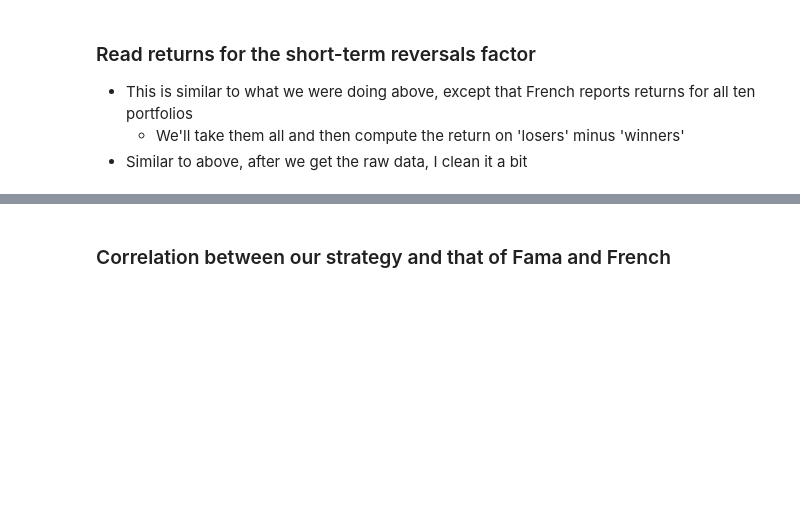
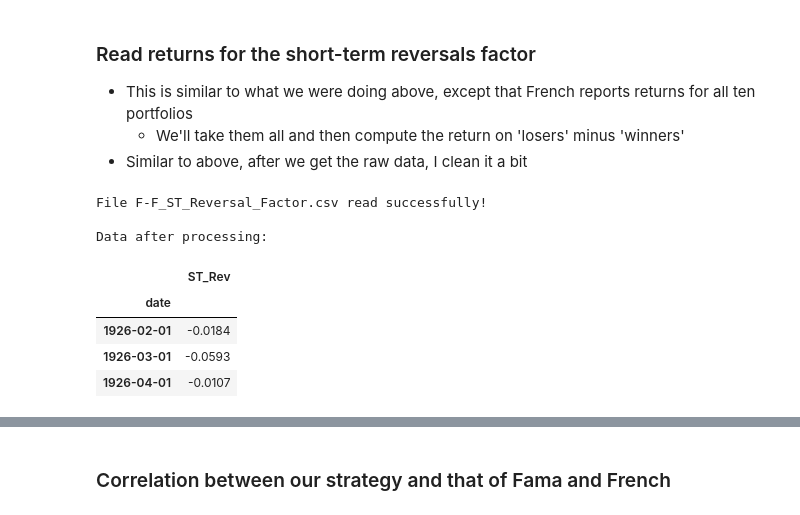
Before and after one commit to jlinnain/tuck_qip, a Jupyter notebook: Lectures/Topic3_CRSP_and_Reversals.ipynb, the cells around one changed output, grey strips where cells are left out. Saved outputs shown, nothing was run; the diff lists cells and outputs as text; code cells hidden in the pictures; blank space fills up the shorter version.

```diff
--- a/Lectures/Topic3_CRSP_and_Reversals.ipynb
+++ b/Lectures/Topic3_CRSP_and_Reversals.ipynb
@@ -443,14 +623,23 @@ display(ff_data.head(3))
 - Similar to above, after we get the raw data, I clean it a bit
 # %%
 url = 'https://mba.tuck.dartmouth.edu/pages/faculty/ken.french/ftp/F-F_ST_Reversal_Factor_CSV.zip'
-csvname = 'F-F_ST_Reversal_Factor.CSV'
+csvname = 'F-F_ST_Reversal_Factor.csv'
 
 strev_ff = download_french_data(url=url, csvname=csvname, skiplines=13)
 
 print('\nData after processing:\n')
 display(strev_ff.head(3))
 
 # convert to a Series (it was a DataFrame)
 strev_ff = strev_ff.squeeze()
+# %% [output]
+File F-F_ST_Reversal_Factor.csv read successfully!
+
+Data after processing:
+|  | ST_Rev |
+| date |  |
+| 1926-02-01 | -0.0184 |
+| 1926-03-01 | -0.0593 |
+| 1926-04-01 | -0.0107 |
 # %%
 analyze_returns(strev_ff, 'Short-term reversals (FF version)', end_date='1995-12')
```
Also changed, not shown: parts of 29 cells of this notebook.
